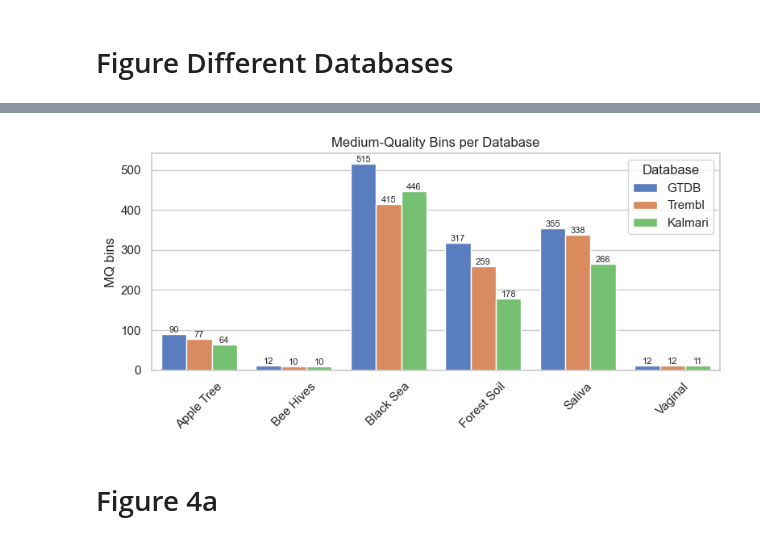
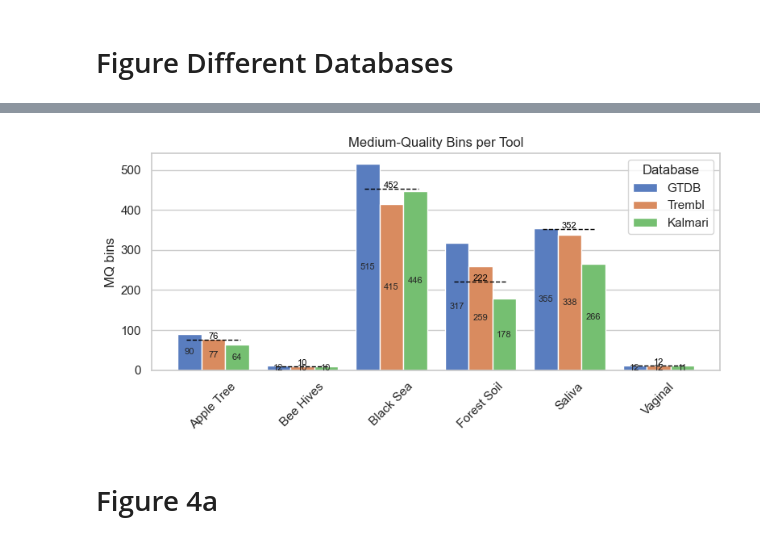
Before and after one commit to sgalkina/TaxVAMB_paper_figures, a Jupyter notebook: scripts_python/Figures.ipynb, the cells around one changed output, grey strips where cells are left out. Saved outputs shown, nothing was run; the diff lists cells and outputs as text; code cells hidden in the pictures.

Commit message:
New Figure 3 - biological datasets

```diff
--- a/scripts_python/Figures.ipynb
+++ b/scripts_python/Figures.ipynb
@@ -12,6 +9,3 @@ import altair as alt
-# %%
-import matplotlib
-matplotlib.rcParams['pdf.fonttype'] = 42
 # %% [markdown]
 # Figure 2 and Supplementary Figures 3-4
 # %%
@@ -161,5 +155,5 @@ for j, s in enumerate(['Airways', 'Oral']):
 # %%
-df = pd.read_excel('../data/TaxVAMB_Source_Data.xlsx', sheet_name='Figure 2a')
+df = pd.read_excel('../data/TaxVAMB_Source_Data.xlsx', sheet_name='Figure 2c')
 # %%
 map_reclustering_labels = [
     'SemiBin (WITH reclustering)',
@@ -436,0 +247,5 @@ Forest Soil       70          SemiBin2           TaxVAMB 70.7%
+# %%
+df = pd.read_excel('../data/TaxVAMB_Source_Data.xlsx', sheet_name='Figure 3a')
+df = df[~(df['vamb_based_tool'] & (df['vamb_is_with_reclustering']) & (~df['no_predictor']))]
+# %%
+df_bio = pd.read_excel('../data/TaxVAMB_Source_Data.xlsx', sheet_name='Figure 3b')
@@ -454,59 +436,104 @@ tool_label_map = {
     'run_taxvamb_gtdb_w_unknown': 'GTDB',
 }
 
-# Assume df is already defined
+# Map labels
 df['DatasetLabel'] = df['Sample'].map(dataset_label_map)
 df['ToolLabel'] = df['tool'].map(tool_label_map)
 
-# Aggregate best HQ and MQ per (Dataset, Tool)
-df_best = df.groupby(['DatasetLabel', 'ToolLabel'], as_index=False)[['HQ_bins', 'MQ_bins']].max()
+# Separate default_vamb and other tools
+df_vamb = df[df['tool'] == 'default_vamb']
+df_other = df[df['tool'].isin(tool_label_map)]
 
-# ---- Plot 1: HQ bins ----
+# Aggregate best per dataset+tool
+df_other_best = df_other.groupby(['DatasetLabel', 'ToolLabel'], as_index=False)[['HQ_bins', 'MQ_bins']].max()
+
+# Melt for plotting
+df_other_melt = df_other_best.melt(
+    id_vars=['DatasetLabel', 'ToolLabel'],
+    value_vars=['HQ_bins', 'MQ_bins'],
+    var_name='BinQuality',
+    value_name='Count'
+)
+df_vamb_melt = df_vamb.melt(
+    id_vars=['DatasetLabel'],
+    value_vars=['HQ_bins', 'MQ_bins'],
+    var_name='BinQuality',
+    value_name='VAMB_Count'
+)
+
+# --- Plot HQ ---
 sns.set_theme(style="whitegrid")
 fig, ax1 = plt.subplots(figsize=(8, 4))
-plot1 = sns.barplot(
-    data=df_best,
+hq_data = df_other_melt[df_other_melt['BinQuality'] == 'HQ_bins']
+plot = sns.barplot(
+    data=hq_data,
     x='DatasetLabel',
-    y='HQ_bins',
+    y='Count',
     hue='ToolLabel',
     hue_order=['GTDB', 'Trembl', 'Kalmari'],
     palette='muted',
     ax=ax1
 )
-ax1.set_title("High-Quality Bins per Database")
+
+ax1.set_title("High-Quality Bins per Tool")
 ax1.set_ylabel("HQ bins")
 ax1.set_xlabel("")
 ax1.tick_params(axis='x', rotation=45)
 ax1.legend(title='Database')
 
+# Add horizontal lines per dataset (HQ)
+xticks = ax1.get_xticks()
+xticklabels = [tick.get_text() for tick in ax1.get_xticklabels()]
+width = 0.3  # Approximate width of one bar group
+
+for tick, dataset in zip(xticks, xticklabels):
+    row = df_vamb[df_vamb['DatasetLabel'] == dataset]
+    if not row.empty:
+        hq = row['HQ_bins'].values[0]
+        ax1.hlines(y=hq, xmin=tick - width, xmax=tick + width, color='black', linestyle='--', linewidth=1)
+        ax1.text(x=tick, y=hq + 2, s=f'{hq}', ha='center', fontsize=8, color='black')
+
 # Add bar labels
 for container in ax1.containers:
-    ax1.bar_label(container, label_type='edge', fontsize=8)
+    ax1.bar_label(container, label_type='center', fontsize=8)
 
 plt.tight_layout()
 plt.savefig(f'../figures/supfigure_mmseqs_dataases_4a.pdf', bbox_inches='tight')
 plt.show()
 
-# ---- Plot 2: MQ bins ----
+# --- MQ plot ---
 fig, ax2 = plt.subplots(figsize=(8, 4))
-plot2 = sns.barplot(
-    data=df_best,
+mq_data = df_other_melt[df_other_melt['BinQuality'] == 'MQ_bins']
+plot = sns.barplot(
+    data=mq_data,
     x='DatasetLabel',
-    y='MQ_bins',
+    y='Count',
     hue='ToolLabel',
+    hue_order=['GTDB', 'Trembl', 'Kalmari'],
     palette='muted',
-    hue_order=['GTDB', 'Trembl', 'Kalmari'],
     ax=ax2
 )
-ax2.set_title("Medium-Quality Bins per Database")
+
+ax2.set_title("Medium-Quality Bins per Tool")
 ax2.set_ylabel("MQ bins")
 ax2.set_xlabel("")
 ax2.tick_params(axis='x', rotation=45)
 ax2.legend(title='Database')
 
+# Add horizontal lines per dataset (MQ)
+xticks = ax2.get_xticks()
+xticklabels = [tick.get_text() for tick in ax2.get_xticklabels()]
+
+for tick, dataset in zip(xticks, xticklabels):
+    row = df_vamb[df_vamb['DatasetLabel'] == dataset]
+    if not row.empty:
+        mq = row['MQ_bins'].values[0]
+        ax2.hlines(y=mq, xmin=tick - width, xmax=tick + width, color='black', linestyle='--', linewidth=1)
+        ax2.text(x=tick, y=mq + 2, s=f'{mq}', ha='center', fontsize=8, color='black')
+
 # Add bar labels
 for container in ax2.containers:
-    ax2.bar_label(container, label_type='edge', fontsize=8)
+    ax2.bar_label(container, label_type='center', fontsize=8)
 
 plt.tight_layout()
 plt.savefig(f'../figures/supfigure_mmseqs_dataases_4b.pdf', bbox_inches='tight')
@@ -516,4 +543,4 @@ plt.show()
-[figure, old version]
+[figure, new version]
 # %% [markdown]
 # Figure 4a
 # %%
```
Also changed, not shown: parts of 16 cells of this notebook, 1 other file.
